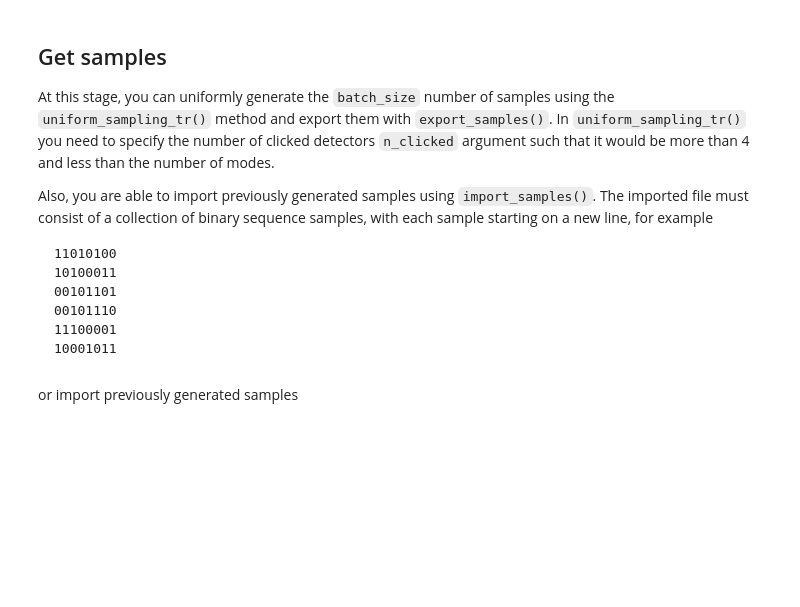
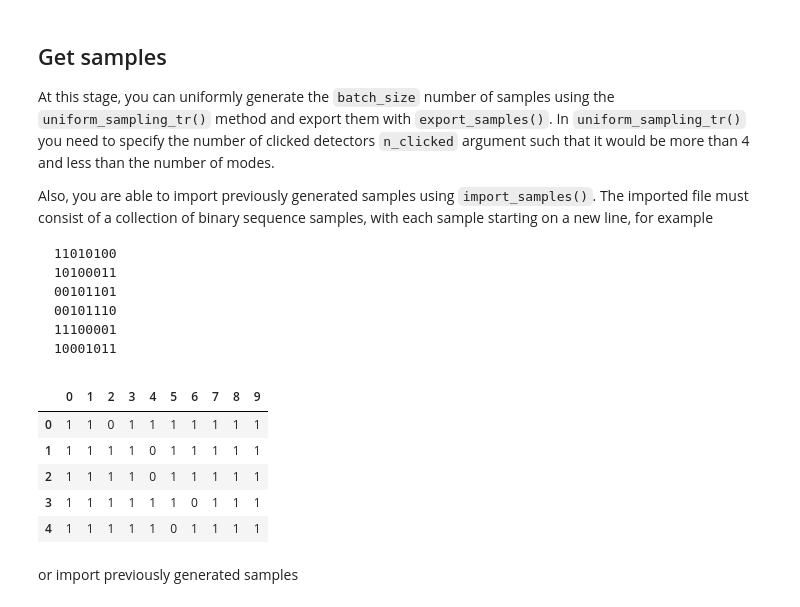
Before and after one commit to anastasiia-popova/Quantum-Badger, a Jupyter notebook: tutorial.ipynb, the cells around one changed output. Cells and saved outputs as stored; diff of their text form; code cells hidden in the pictures; blank space fills up the shorter version.

````diff
--- a/tutorial.ipynb
+++ b/tutorial.ipynb
@@ -154,13 +159,20 @@ Also, you are able to import previously generated samples using `import_samples(
 10001011
 ```
 # %%
-batch_size = 1 # must be >=1
-n_clicked = 8 #!!! more than 4 for computing 4th order approximathon
+batch_size = 5 # must be >=1
+n_clicked = 9 #!!! more than 4 for computing 4th order approximathon
 
 samples = uniform_sampling_tr(batch_size,n_clicked, m)
 
 export_samples(samples, path, "/samples.dat")
-samples
+pd.DataFrame(samples)
+# %% [output]
+|  | 0 | 1 | 2 | 3 | 4 | 5 | 6 | 7 | 8 | 9 |
+| 0 | 1 | 1 | 0 | 1 | 1 | 1 | 1 | 1 | 1 | 1 |
+| 1 | 1 | 1 | 1 | 1 | 0 | 1 | 1 | 1 | 1 | 1 |
+| 2 | 1 | 1 | 1 | 1 | 0 | 1 | 1 | 1 | 1 | 1 |
+| 3 | 1 | 1 | 1 | 1 | 1 | 1 | 0 | 1 | 1 | 1 |
+| 4 | 1 | 1 | 1 | 1 | 1 | 0 | 1 | 1 | 1 | 1 |
 # %% [markdown]
 or import previously generated samples
 # %%
````
Also changed, not shown: parts of 10 cells of this notebook, 48 other files.
